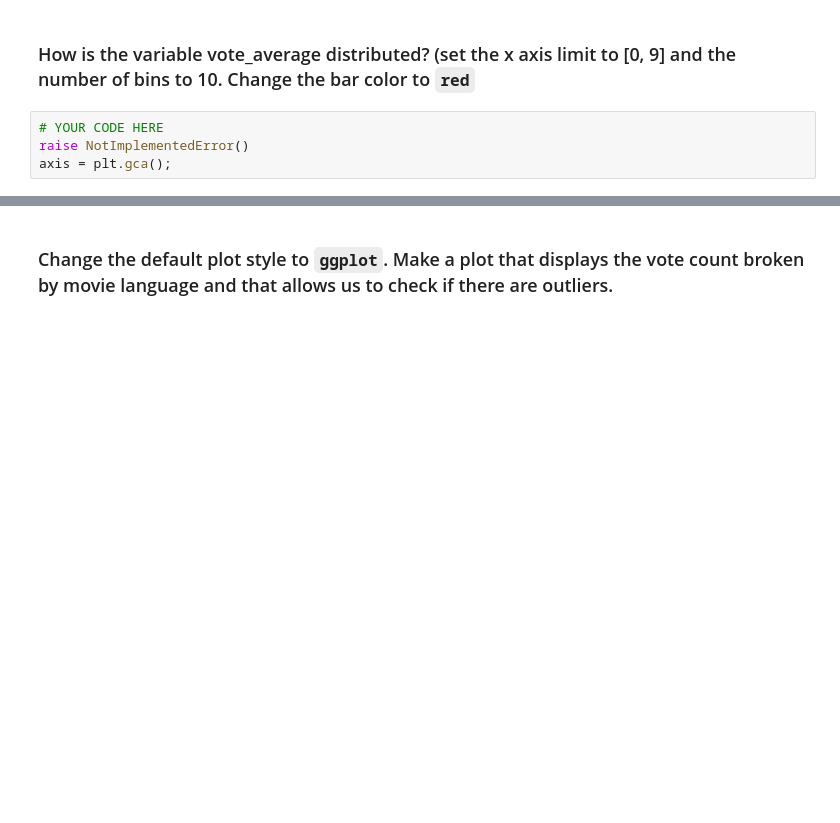
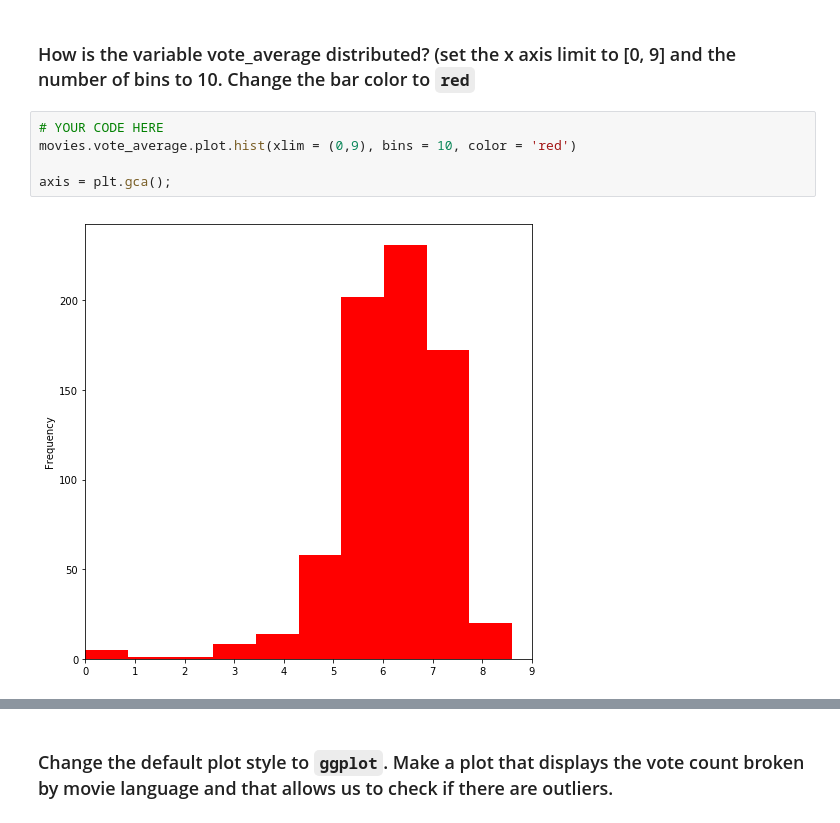
Before and after one commit to valentyna-koshelnyk/Data-Science-Academy, a Jupyter notebook: S01 - Bootcamp and Binary Classification/SLU03 - Visualization with Pandas and Matplotlib/Exercise notebook.ipynb, the cells around one changed output, grey strips where cells are left out. Cells and saved outputs as stored; diff of their text form; blank space fills up the shorter version.

```diff
--- a/S01 - Bootcamp and Binary Classification/SLU03 - Visualization with Pandas and Matplotlib/Exercise notebook.ipynb
+++ b/S01 - Bootcamp and Binary Classification/SLU03 - Visualization with Pandas and Matplotlib/Exercise notebook.ipynb
@@ -193,8 +232,11 @@ print("Success!")
 ### How is the variable vote_average distributed? (set the x axis limit to [0, 9] and the number of bins to 10. Change the bar color to `red`
 # %%
 # YOUR CODE HERE
-raise NotImplementedError()
+movies.vote_average.plot.hist(xlim = (0,9), bins = 10, color = 'red')
+
 axis = plt.gca();
+# %% [output]
+[figure, added]
 # %%
 pc = PlotChecker(axis)
 pc._patches = np.array(pc.axis.patches)
```
Also changed, not shown: parts of 12 cells of this notebook, 1 other file.
